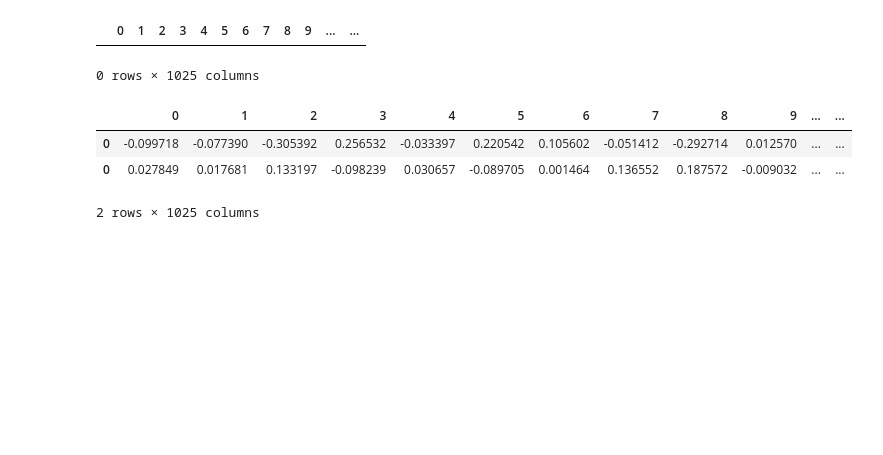
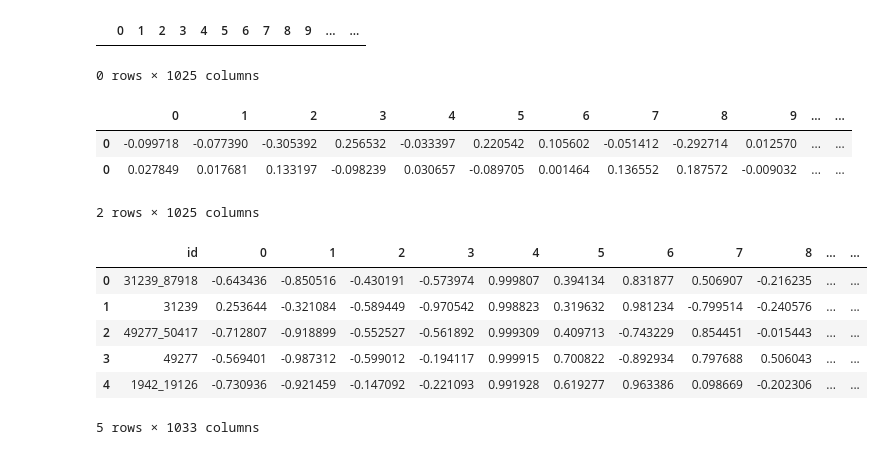
Before and after one commit to AlexisDelaforge/NLPWorkspace, a Jupyter notebook: FC_check_playground.ipynb, the cells around one changed output. Cells and saved outputs as stored; diff of their text form; code cells hidden in the pictures; blank space fills up the shorter version.

```diff
--- a/FC_check_playground.ipynb
+++ b/FC_check_playground.ipynb
@@ -216,0 +218,10 @@ with open(r"last_FC.pkl", "wb") as output_file:
+# %%
+base_data.head()
+# %% [output]
+|  | id | 0 | 1 | 2 | 3 | 4 | 5 | 6 | 7 | 8 | ... | ... |
+| 0 | 31239_87918 | -0.643436 | -0.850516 | -0.430191 | -0.573974 | 0.999807 | 0.394134 | 0.831877 | 0.506907 | -0.216235 | ... | ... |
+| 1 | 31239 | 0.253644 | -0.321084 | -0.589449 | -0.970542 | 0.998823 | 0.319632 | 0.981234 | -0.799514 | -0.240576 | ... | ... |
+| 2 | 49277_50417 | -0.712807 | -0.918899 | -0.552527 | -0.561892 | 0.999309 | 0.409713 | -0.743229 | 0.854451 | -0.015443 | ... | ... |
+| 3 | 49277 | -0.569401 | -0.987312 | -0.599012 | -0.194117 | 0.999915 | 0.700822 | -0.892934 | 0.797688 | 0.506043 | ... | ... |
+| 4 | 1942_19126 | -0.730936 | -0.921459 | -0.147092 | -0.221093 | 0.991928 | 0.619277 | 0.963386 | 0.098669 | -0.202306 | ... | ... |
+5 rows × 1033 columns
```
Also changed, not shown: parts of 32 cells of this notebook, 12 other files.
